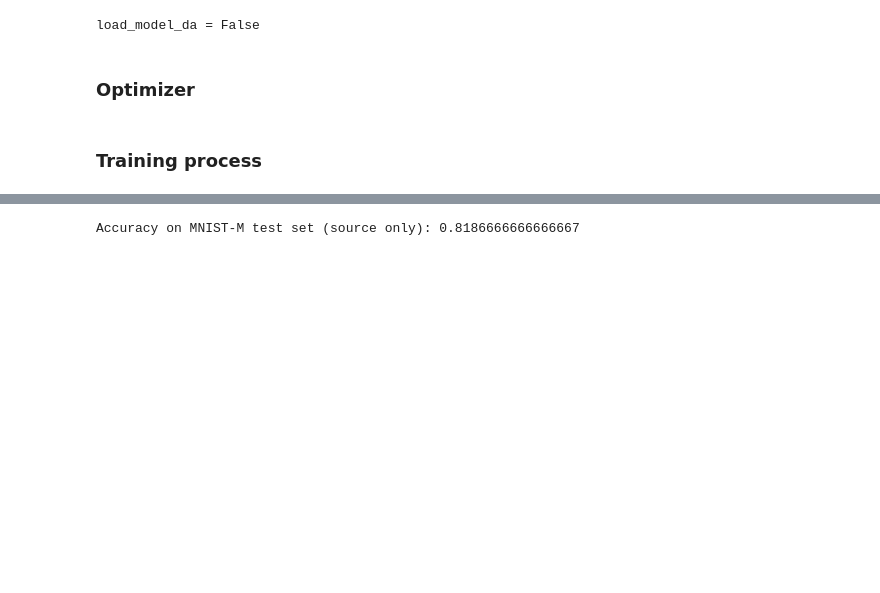
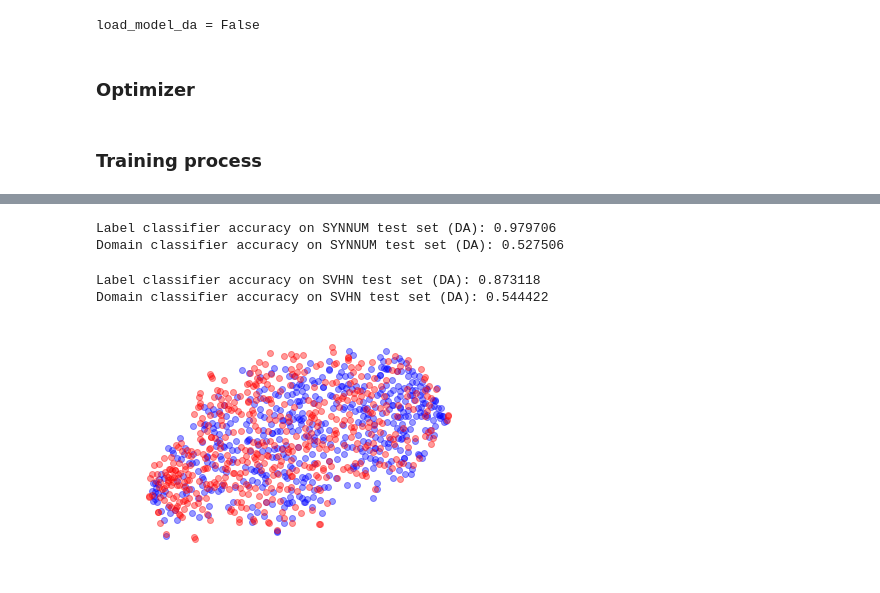
Before and after one commit to neoqy/DDA, a Jupyter notebook: SYNNUM_to_SVHN.ipynb, the cells around one changed output, grey strips where cells are left out. Drawn from its saved outputs; the diff is of its cells as text; code cells hidden in the pictures; blank space fills up the shorter version.

Commit message:
Examine SYNNUM->SVHN DA. But not successful (no improvement).

```diff
--- a/SYNNUM_to_SVHN.ipynb
+++ b/SYNNUM_to_SVHN.ipynb
@@ -480,3 +471,8 @@ class GRL_func(torch.autograd.Function):
     def backward(ctx, grad_outputs):
         lamda, = ctx.saved_tensors
         return -lamda * grad_outputs, None
+# %%
+x = Variable(torch.Tensor([3]), requires_grad=True)
+grl = GRL_func.apply
+# %%
+loss = grl(x, torch.Tensor([2]))
@@ -639,9 +641,9 @@ for epoch in range(total_epoch):
         optimizer.step()
         epoch_loss += loss.item()
         running_loss += loss.item()
-        if i % 50 == 49:    # print every 50 mini-batches
-            print('[%3d] batch loss: %.3f' %
-                  (i + 1, running_loss / 50))
+        if i % 100 == 99:    # print every 100 mini-batches
+            print('[%4d] batch loss: %.3f' %
+                  (i + 1, running_loss / 100))
             running_loss = 0.0
     print("epoch %d loss: %.3f -> %.3f\n" % (epoch + 1, prev_loss, epoch_loss))
     if prev_loss - epoch_loss < 0.1:
@@ -672,4 +696,14 @@ def evaluate_da_accuracy(model, dataloader):
-# %%
-print("Accuracy on MNIST-M test set (source only): " + str(evaluate_da_accuracy(cnn_da, testloader_m)))
-# %% [output]
-Accuracy on MNIST-M test set (source only): 0.8186666666666667
+# %%
+print(("Label classifier accuracy on SYNNUM test set (DA): %f\n"
+       "Domain classifier accuracy on SYNNUM test set (DA): %f")
+      %evaluate_da_accuracy(cnn_da, testloader_syn, source=True))
+# %% [output]
+Label classifier accuracy on SYNNUM test set (DA): 0.979706
+Domain classifier accuracy on SYNNUM test set (DA): 0.527506
+# %%
+print(("Label classifier accuracy on SVHN test set (DA): %f\n"
+       "Domain classifier accuracy on SVHN test set (DA): %f")
+      %evaluate_da_accuracy(cnn_da, testloader_svhn, source=False))
+# %% [output]
+Label classifier accuracy on SVHN test set (DA): 0.873118
+Domain classifier accuracy on SVHN test set (DA): 0.544422
@@ -675,0 +778,8 @@ Accuracy on MNIST-M test set (source only): 0.8186666666666667
+# %%
+f_syn_da, lh_syn_da, l_syn_da = extract_features(cnn_da, testloader_syn, num=1000)
+f_svhn_da, lh_svhn_da, l_svhn_da = extract_features(cnn_da, testloader_svhn, num=1000)
+# %%
+visualize_da(f_syn_da.numpy(), f_svhn_da.numpy(), perplexity=50, sample_num=500,
+             save="./pics/SYNNUM_to_SVHN_features_Adapted.svg")
+# %% [output]
+[figure, added]
```
Also changed, not shown: parts of 23 cells of this notebook, 4 other files.
